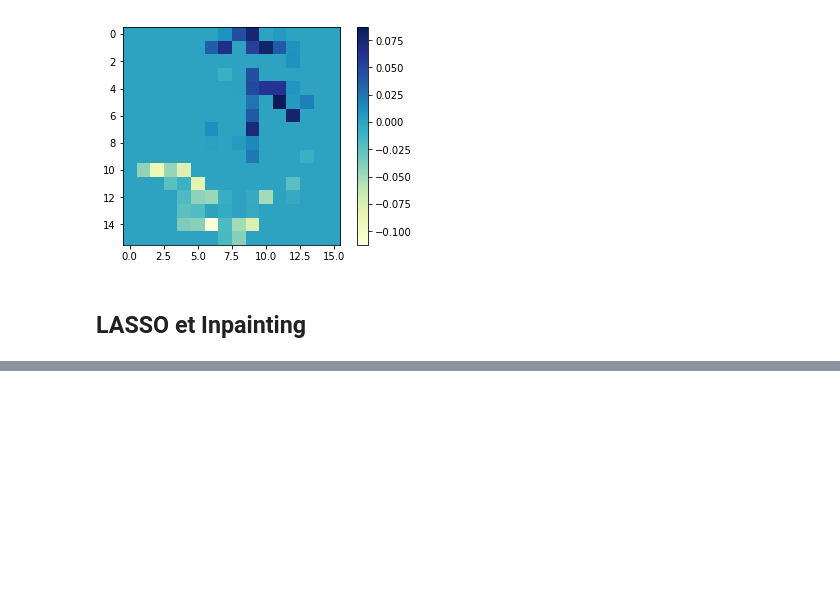
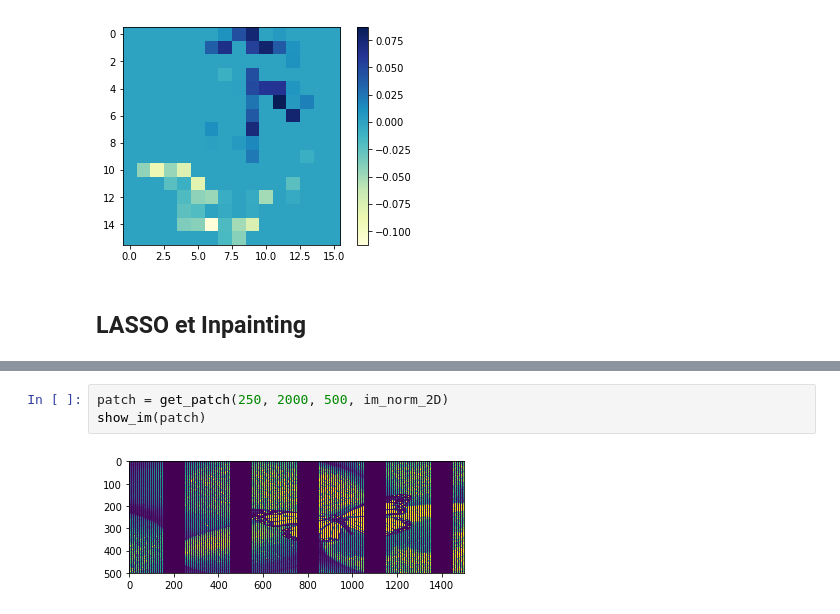
Before and after one commit to ATidiane/ARF, a Jupyter notebook: InpaintingProject/inpainting.ipynb, the cells around one changed output, grey strips where cells are left out. Drawn from its saved outputs; the diff is of its cells as text; blank space fills up the shorter version.

```diff
--- a/InpaintingProject/inpainting.ipynb
+++ b/InpaintingProject/inpainting.ipynb
@@ -323,0 +335,5 @@ Transformed to HSV and normalized between 0 and 1
+# %%
+patch = get_patch(250, 2000, 500, im_norm_2D)
+show_im(patch)
+# %% [output]
+[figure, added]
```
Also changed, not shown: parts of 7 cells of this notebook.
